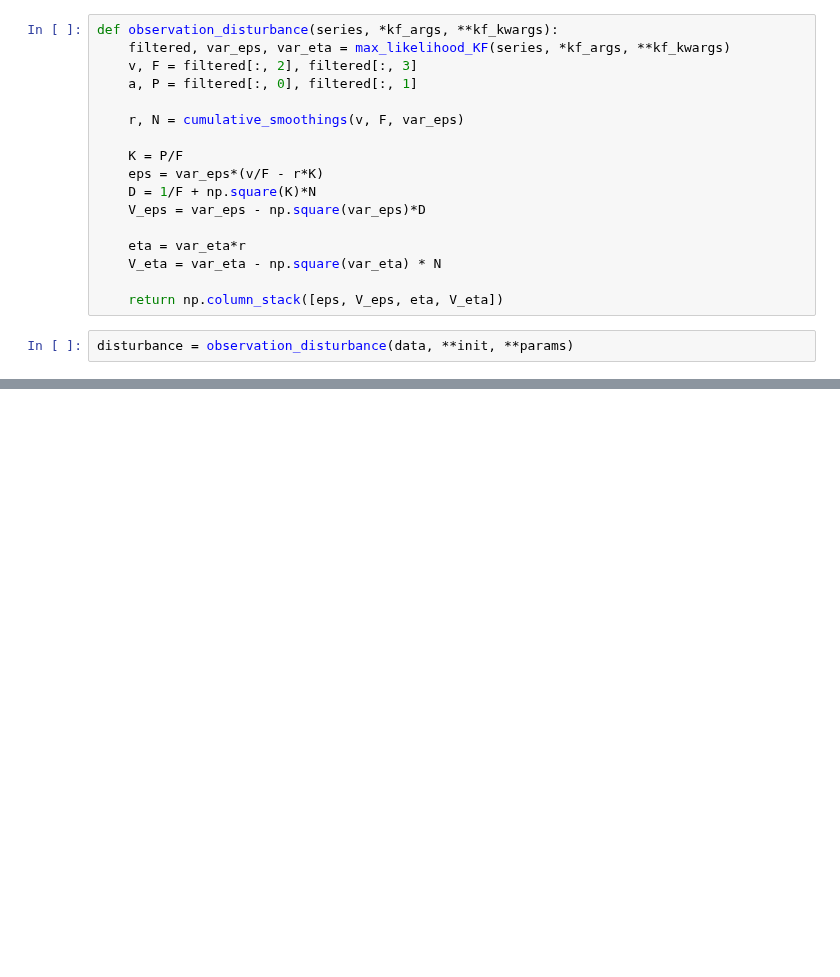
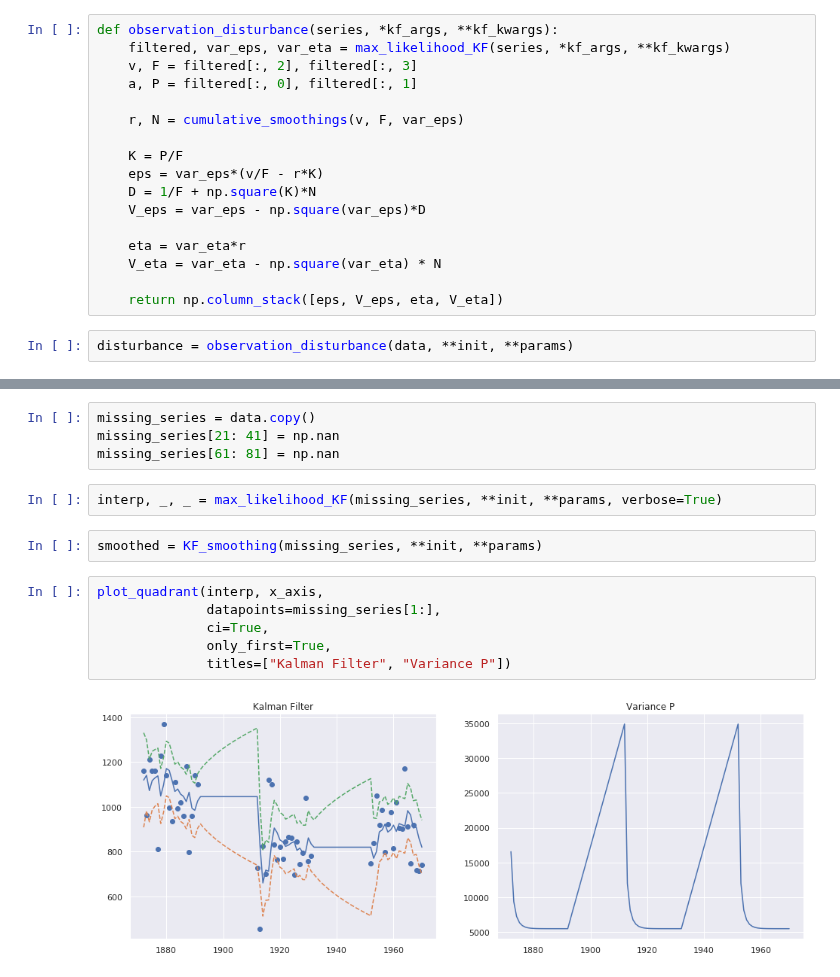
Before and after one commit to NoFishLikeIan/tinbergen, a Jupyter notebook: homework/adv_econometrics_three/local_level.ipynb, the cells around one changed output, grey strips where cells are left out. Drawn from its saved outputs; the diff is of its cells as text; blank space fills up the shorter version.

Commit message:
🐱‍👤 forecast and missing data

```diff
--- a/homework/adv_econometrics_three/local_level.ipynb
+++ b/homework/adv_econometrics_three/local_level.ipynb
@@ -238,0 +259,16 @@ plot_quadrant(disturbance, x_axis, ci=False,
+# %%
+missing_series = data.copy()
+missing_series[21: 41] = np.nan
+missing_series[61: 81] = np.nan
+# %%
+interp, _, _ = max_likelihood_KF(missing_series, **init, **params, verbose=True)
+# %%
+smoothed = KF_smoothing(missing_series, **init, **params)
+# %%
+plot_quadrant(interp, x_axis,
+              datapoints=missing_series[1:],
+              ci=True,
+              only_first=True,
+              titles=["Kalman Filter", "Variance P"])
+# %% [output]
+[figure, added]
```
Also changed, not shown: parts of 12 cells of this notebook.
